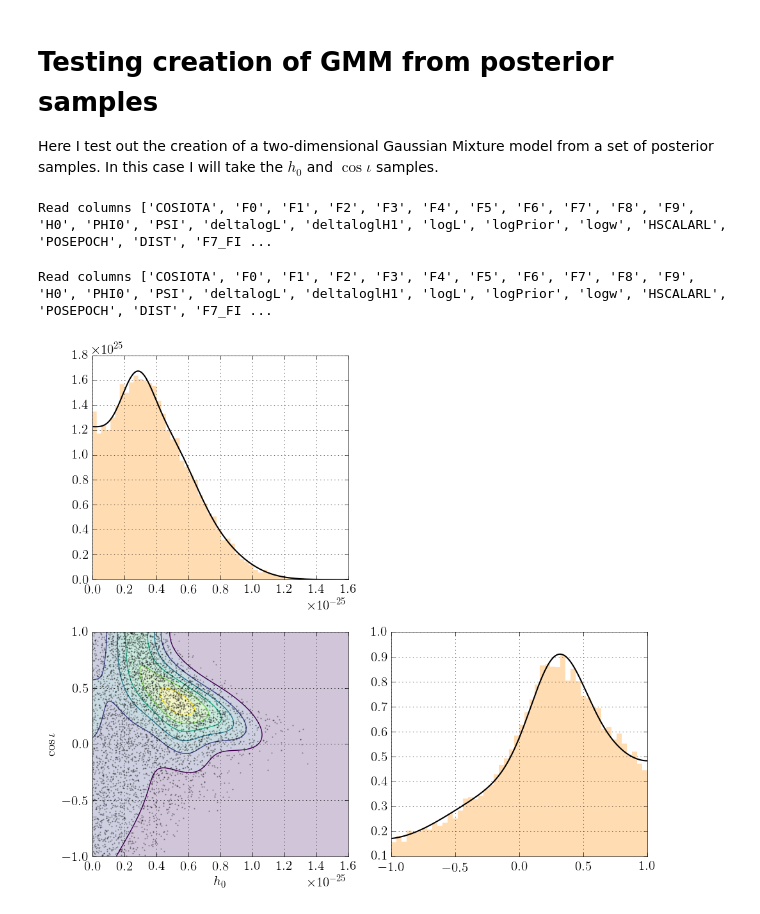
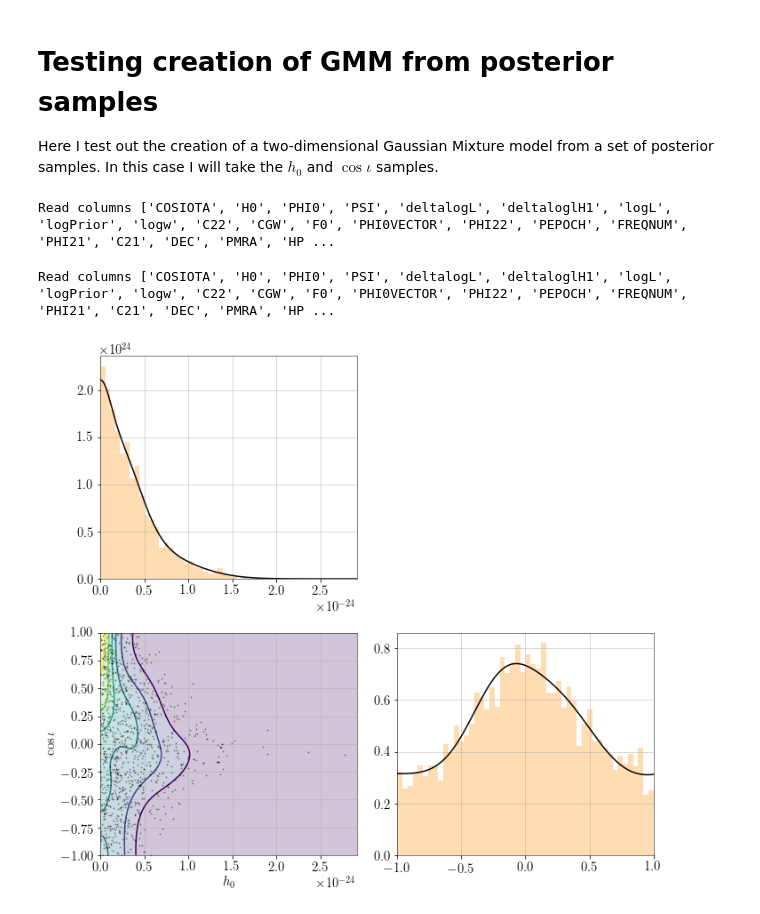
Before and after one commit to mattpitkin/CW_nested_sampling_doc, a Jupyter notebook: scripts/TestingGMMCreation.ipynb, the cells around one changed output. Saved outputs shown, nothing was run; the diff lists cells and outputs as text; code cells hidden in the pictures.

Commit message:
Changed to GMM testing ipython notebook

```diff
--- a/scripts/TestingGMMCreation.ipynb
+++ b/scripts/TestingGMMCreation.ipynb
@@ -150,23 +189,0 @@ def gmm_prior(prevpostfile, par1, par2, par1lims=[-np.inf, np.inf], par2lims=[-n
-# %%
-# set previous posterior file
-prevpostfile = '/home/matthew/testing/lalapps_knope_O2/posterior_samples_J0534+2200.hdf'
-
-# parameters to extract
-par1 = 'h0'
-par2 = 'cosiota'
-
-# limits for parameters
-par1lims = [0., np.inf]
-par2lims = [-1., 1.]
-
-# number of components hyperparameter
-ncomp = 4
-
-means, covs, weights = gmm_prior(prevpostfile, par1, par2, par1lims=par1lims, par2lims=par2lims, ncomps=ncomp)
-# %% [output]
-Read columns ['COSIOTA', 'F0', 'F1', 'F2', 'F3', 'F4', 'F5', 'F6', 'F7', 'F8', 'F9', 'H0', 'PHI0', 'PSI', 'deltalogL', 'deltaloglH1', 'logL', 'logPrior', 'logw', 'HSCALARL', 'POSEPOCH', 'DIST', 'F7_FI ...
-# %%
-# get samples
-samples, evsig, evnoise = pppu.pulsar_nest_to_posterior(prevpostfile)
-# %% [output]
-Read columns ['COSIOTA', 'F0', 'F1', 'F2', 'F3', 'F4', 'F5', 'F6', 'F7', 'F8', 'F9', 'H0', 'PHI0', 'PSI', 'deltalogL', 'deltaloglH1', 'logL', 'logPrior', 'logw', 'HSCALARL', 'POSEPOCH', 'DIST', 'F7_FI ...
@@ -173,10 +255,28 @@ Read columns ['COSIOTA', 'F0', 'F1', 'F2', 'F3', 'F4', 'F5', 'F6', 'F7', 'F8', '
+# %%
+# set previous posterior file
+postfile = os.path.join(outdir, 'fake_post.hdf')
+
+# number of components hyperparameter
+ncomp = 20
+
+# parameters and their limits
+pardict = OrderedDict()
+pardict['h0'] = [0., np.inf]
+pardict['cosiota'] = [-1., 1.]
+
+# create GMM
+means, covs, weights, samples = gmm_prior(postfile, pardict, ncomps=ncomp, taper='elliptical', decaywidth=1.0)
+# %% [output]
+Read columns ['COSIOTA', 'H0', 'PHI0', 'PSI', 'deltalogL', 'deltaloglH1', 'logL', 'logPrior', 'logw', 'C22', 'CGW', 'F0', 'PHI0VECTOR', 'PHI22', 'PEPOCH', 'FREQNUM', 'PHI21', 'C21', 'DEC', 'PMRA', 'HP ...
 # %%
+samples0, evsig, evnoise = pppu.pulsar_nest_to_posterior(postfile)
+
 # plot samples and GMM
 fig, axs = pl.subplots(2,2, figsize=(10,9))
 
-axs[0][0].hist(samples['H0'].samples, bins=50, normed=True, histtype='stepfilled', alpha=0.3, facecolor='darkorange', edgecolor='none')
-axs[1][1].hist(samples['COSIOTA'].samples, bins=50, normed=True, histtype='stepfilled', alpha=0.3, facecolor='darkorange', edgecolor='none')
-axs[1][0].plot(samples['H0'].samples[::4], samples['COSIOTA'].samples[::4], '.', alpha=0.3, color='black', markersize=2)
+axs[0][0].hist(samples0['H0'].samples, bins=50, normed=True, histtype='stepfilled', alpha=0.3, facecolor='darkorange', edgecolor='none')
+axs[1][1].hist(samples0['COSIOTA'].samples, bins=50, normed=True, histtype='stepfilled', alpha=0.3, facecolor='darkorange', edgecolor='none')
+axs[1][0].plot(samples0['H0'].samples[::4], samples0['COSIOTA'].samples[::4], '.', alpha=0.3, color='black', markersize=2)
 axs[0][1].axis('off')
 
 # overplot expected GMM pdfs
@@ -198,7 +298,7 @@ for cov in covs:
     sigmas.append(np.sqrt(np.diag(cov)))
 
 h0lims = axs[0][0].get_xlim()
-h0s = np.linspace(h0lims[0], h0lims[1], 1000)
+h0s = np.linspace(0., h0lims[1], 1000)
 pdfh0 = gmmpdf(h0s, means, sigmas, weights, 0)
 axs[0][0].plot(h0s, pdfh0, 'k', lw=1.5)
 
@@ -213,33 +313,34 @@ for i in range(len(covs)):
     invsigmamat = np.identity(2)/sigmas[i]
     invcor.append(np.linalg.inv(np.dot(invsigmamat, np.dot(covs[i], invsigmamat))))
     logdets.append(np.log(np.linalg.det(covs[i])))
 
 # create grid image of Gaussians
 imgrid = np.ones((150,150))*-np.inf
 h0grid = np.linspace(h0lims[0], h0lims[1], 150)
 cigrid = np.linspace(-1., 1., 150)
 
 for i in range(len(h0grid)):
     for j in range(len(cigrid)):
         for k in range(len(covs)):
             vals = (np.array([h0grid[i],cigrid[j]])-means[k])/sigmas[k]
             tmplike = -0.5*(np.dot(vals, np.dot(invcor[k], vals)))
             tmplike += np.log(weights[k])
             tmplike -= (0.5*2.*(np.log(np.pi) + np.log(2.)) + logdets[k])
             imgrid[i,j] = np.logaddexp(imgrid[i,j], tmplike)
 
 imgrid = np.exp(imgrid-np.amax(imgrid))
 
 # show 2D image of GMM
 axs[1][0].contour(imgrid.T, extent=[h0lims[0], h0lims[1], -1., 1.], cmap='viridis', lw=2)
 axs[1][0].contourf(imgrid.T, extent=[h0lims[0], h0lims[1], -1., 1.], cmap='viridis', alpha=0.25)
 
-axs[0][0].set_xlim(h0lims)
-axs[1][0].set_xlim(h0lims)
+axs[0][0].set_xlim([0., h0lims[1]])
+axs[1][0].set_xlim([0., h0lims[1]])
 axs[1][0].set_xlabel('$h_0$')
 axs[1][0].set_ylim([-1., 1.])
 axs[1][0].set_ylabel('$\cos{\iota}$')
 axs[1][1].set_xlim([-1., 1.])
 pl.tight_layout()
 # %% [output]
+Read columns ['COSIOTA', 'H0', 'PHI0', 'PSI', 'deltalogL', 'deltaloglH1', 'logL', 'logPrior', 'logw', 'C22', 'CGW', 'F0', 'PHI0VECTOR', 'PHI22', 'PEPOCH', 'FREQNUM', 'PHI21', 'C21', 'DEC', 'PMRA', 'HP ...
-[figure, old version]
+[figure, new version]
```
Also changed, not shown: parts of 6 cells of this notebook.
